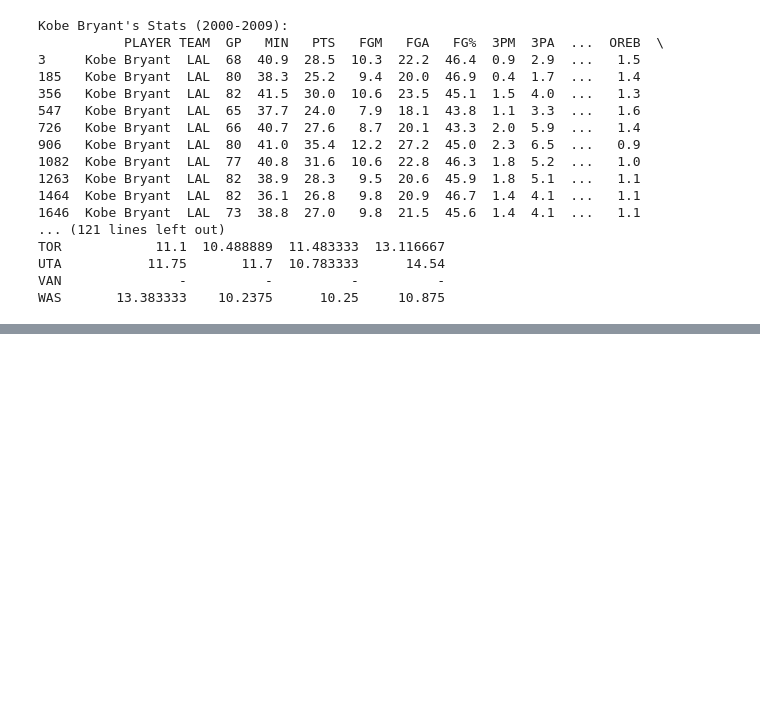
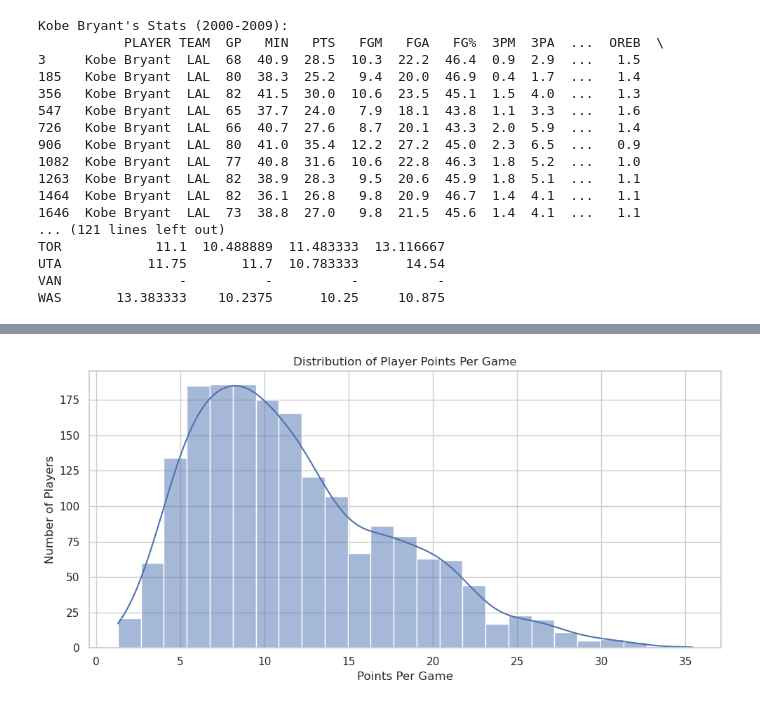
Before and after one commit to mchenrep/cis4930-sp26-project-group-17, a Jupyter notebook: analysis.ipynb, the cells around one changed output, grey strips where cells are left out. Saved outputs shown, nothing was run; the diff lists cells and outputs as text; code cells hidden in the pictures; blank space fills up the shorter version.

```diff
--- a/analysis.ipynb
+++ b/analysis.ipynb
@@ -116,0 +164,14 @@ WAS       13.383333    10.2375      10.25     10.875
+# %%
+#histogram
+fig, ax = plt.subplots(figsize=(10, 5))
+sns.histplot(df["PTS"], bins=25, kde=True, ax=ax)
+
+ax.set_title("Distribution of Player Points Per Game")
+ax.set_xlabel("Points Per Game")
+ax.set_ylabel("Number of Players")
+
+fig.tight_layout()
+fig.savefig("figures/pts_distribution.png", dpi=300)
+plt.show()
+# %% [output]
+[figure, added]
```
Also changed, not shown: parts of 6 cells of this notebook.
